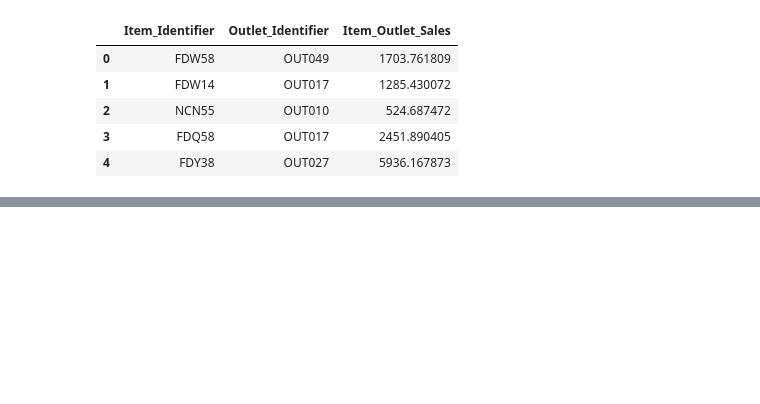
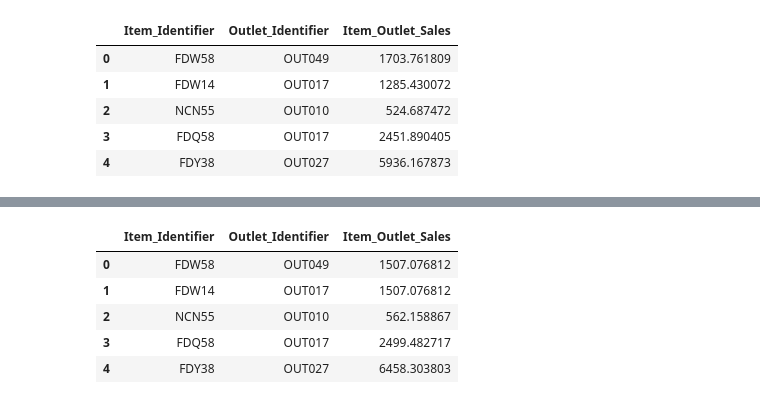
Before and after one commit to harsha-vardhan-v/Big-Mart-Sales-Prediction, a Jupyter notebook: bigmart_sales_predictor.ipynb, the cells around one changed output, grey strips where cells are left out. Saved outputs shown, nothing was run; the diff lists cells and outputs as text; code cells hidden in the pictures; blank space fills up the shorter version.

Commit message:
Predicted using decision tree regressor class

```diff
--- a/bigmart_sales_predictor.ipynb
+++ b/bigmart_sales_predictor.ipynb
@@ -380,7 +380,7 @@ mart = pd.read_csv('/content/drive/MyDrive/FoDS/Data/big_mart_sales.csv')
 # %%
 from sklearn.model_selection import train_test_split
 
-train, test = train_test_split(mart, test_size=0.2, random_state=42)
+train, val = train_test_split(mart, test_size=0.2, random_state=42)
 # %%
 num_cols = train.select_dtypes(include=['float','int']).columns
 cat_cols = train.select_dtypes(exclude=['float', 'int']).columns
@@ -804,0 +911,5 @@ submissions.to_csv('big_mart_sales_submissions.csv')
+# %%
+test = pd.read_csv('/content/drive/MyDrive/FoDS/Data/big_mart_sales_test.csv')
+submissions = test[['Item_Identifier', 'Outlet_Identifier']].copy()
+
+X_test_prepared = preprocessData(test)
@@ -804,0 +929,12 @@ submissions.to_csv('big_mart_sales_submissions.csv')
+# %%
+outlet_sales = np.absolute(dtree_reg.predict(X_test_prepared))
+submissions['Item_Outlet_Sales'] = outlet_sales
+# %%
+submissions.head()
+# %% [output]
+|  | Item_Identifier | Outlet_Identifier | Item_Outlet_Sales |
+| 0 | FDW58 | OUT049 | 1507.076812 |
+| 1 | FDW14 | OUT017 | 1507.076812 |
+| 2 | NCN55 | OUT010 | 562.158867 |
+| 3 | FDQ58 | OUT017 | 2499.482717 |
+| 4 | FDY38 | OUT027 | 6458.303803 |
```
Also changed, not shown: parts of 28 cells of this notebook.
